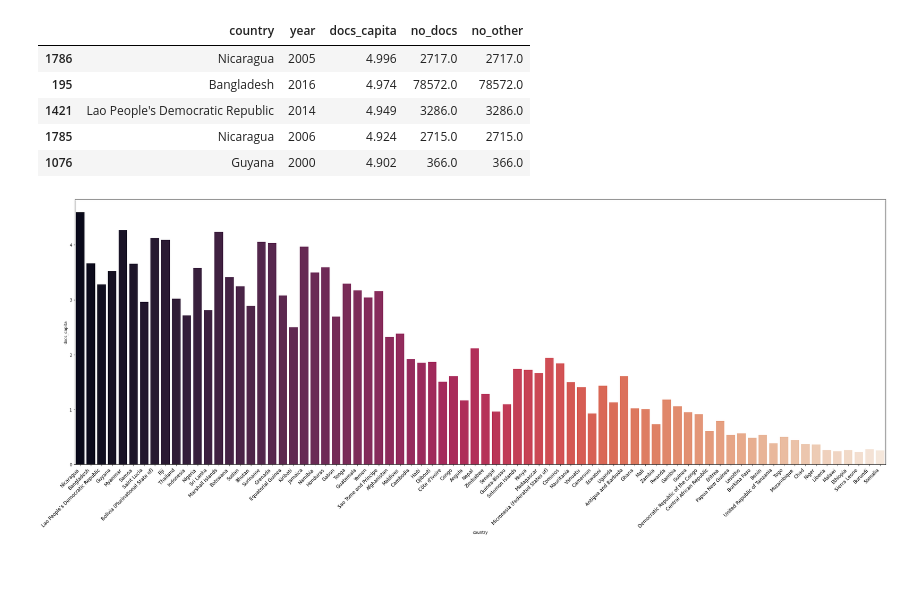
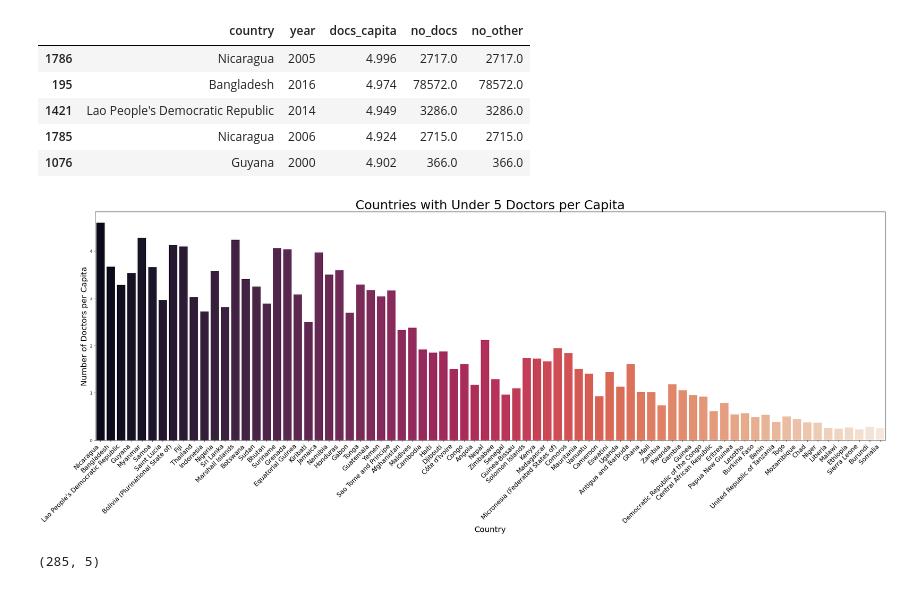
Before and after one commit to ozbunae/med_staff_data, a Jupyter notebook: World Wide Medical Staff.ipynb, the cells around one changed output. Cells and saved outputs as stored; diff of their text form; code cells hidden in the pictures.

```diff
--- a/World Wide Medical Staff.ipynb
+++ b/World Wide Medical Staff.ipynb
@@ -157,13 +169,16 @@ new_plot.head()
 | 1785 | Nicaragua | 2006 | 4.924 | 2715.0 | 2715.0 |
 | 1076 | Guyana | 2000 | 4.902 | 366.0 | 366.0 |
 # %%
-
 fix, ax = plt.subplots(figsize = (30,12))
 
 g = sns.barplot(data=new_plot, x='country', y='docs_capita', ci=False, palette = 'rocket')
-g.set_xticklabels(g.get_xticklabels(), rotation=45, ha='right', fontsize = 12)
+g.set_xticklabels(g.get_xticklabels(), rotation=45, ha='right', fontsize = 16)
+
+plt.xlabel("Country", fontsize=20)
+plt.ylabel("Number of Doctors per Capita", fontsize=20)
+plt.title("Countries with Under 5 Doctors per Capita", fontsize=32)
 
 plt.tight_layout()
 plt.show()
 # %% [output]
-[figure, old version]
+[figure, new version]
@@ -169,0 +187,6 @@ plt.show()
+# %%
+dev_plot = developed.sort_values('docs_capita', ascending=False)
+dev_plot.head()
+dev_plot.shape
+# %% [output]
+(285, 5)
```
Also changed, not shown: parts of 13 cells of this notebook.
